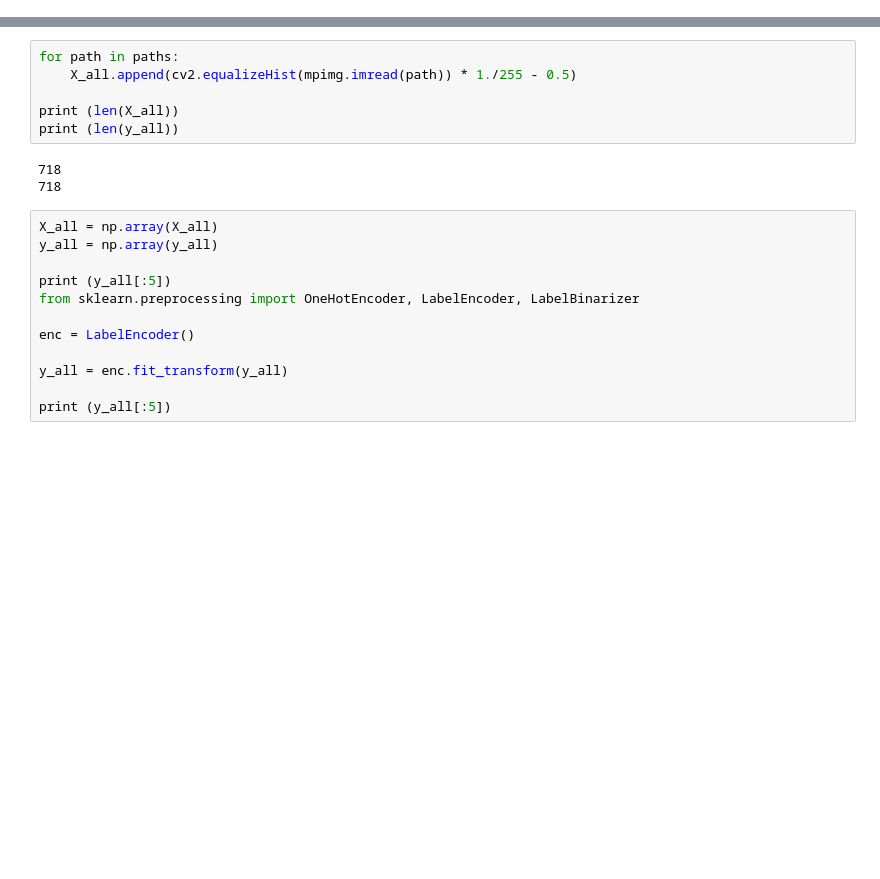
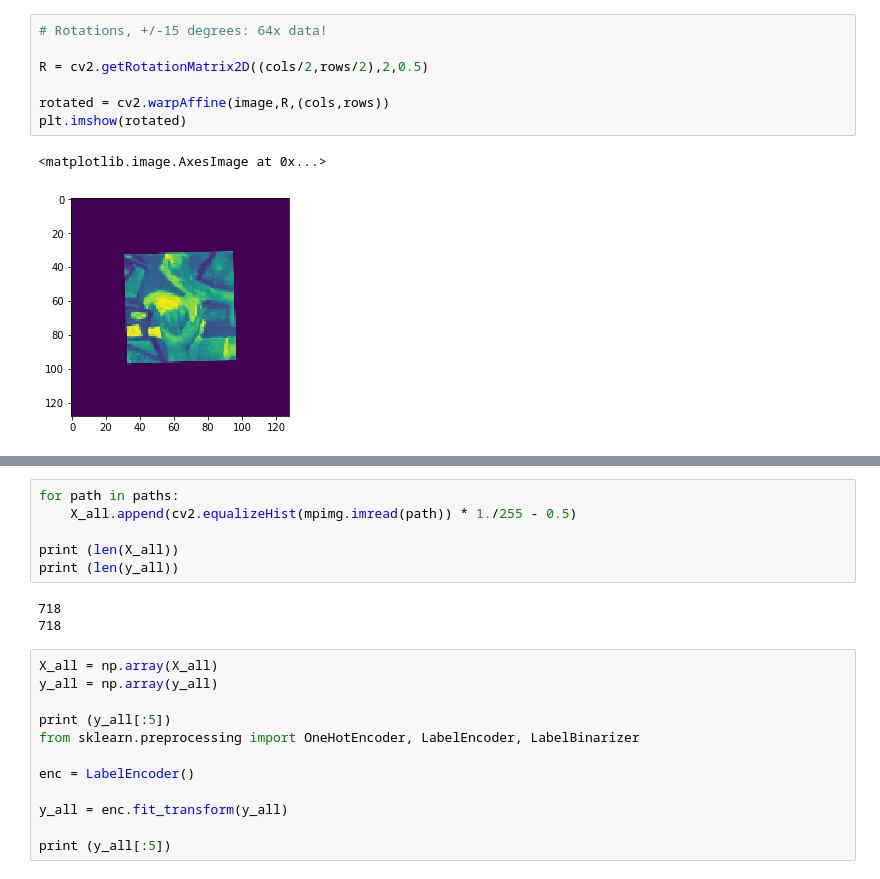
Before and after one commit to amanagarwal1993/gesture_krishit, a Jupyter notebook: Untitled.ipynb, the cells around one changed output, grey strips where cells are left out. Saved outputs shown, nothing was run; the diff lists cells and outputs as text; blank space fills up the shorter version.

```diff
--- a/Untitled.ipynb
+++ b/Untitled.ipynb
@@ -30,0 +90,10 @@ print (y_all)
+# %%
+# Rotations, +/-15 degrees: 64x data!
+
+R = cv2.getRotationMatrix2D((cols/2,rows/2),2,0.5)
+
+rotated = cv2.warpAffine(image,R,(cols,rows))
+plt.imshow(rotated)
+# %% [output]
+<matplotlib.image.AxesImage at 0x...>
+[figure, added]
```
Also changed, not shown: parts of 8 cells of this notebook, 12 other files.
